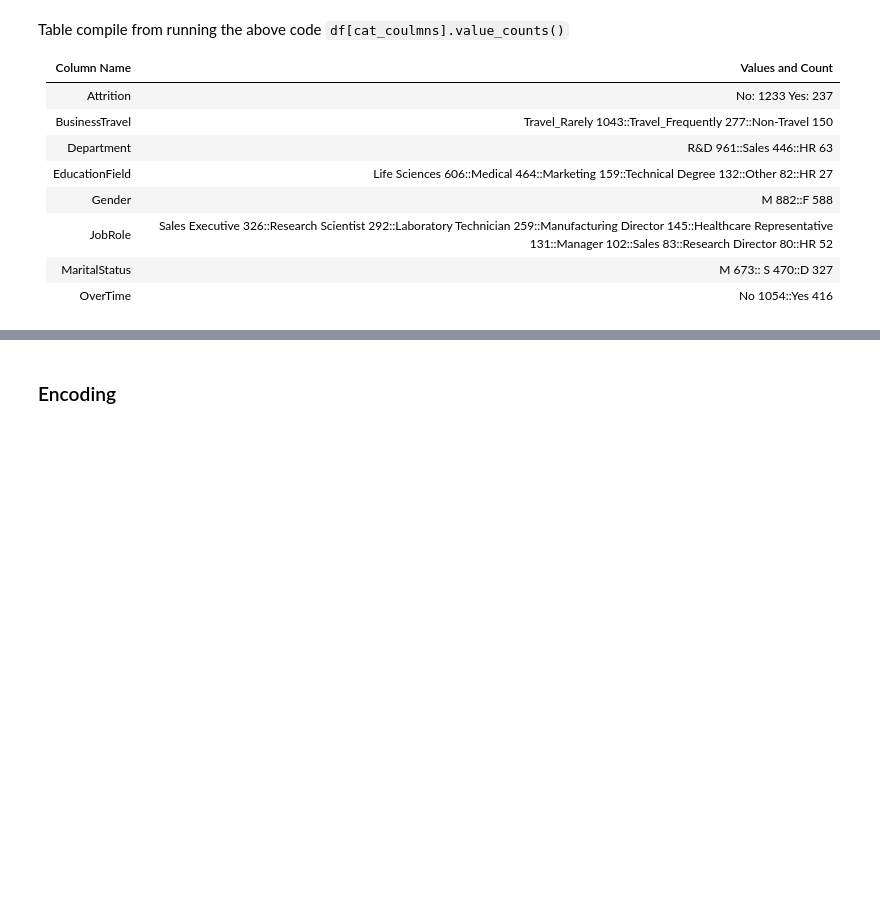
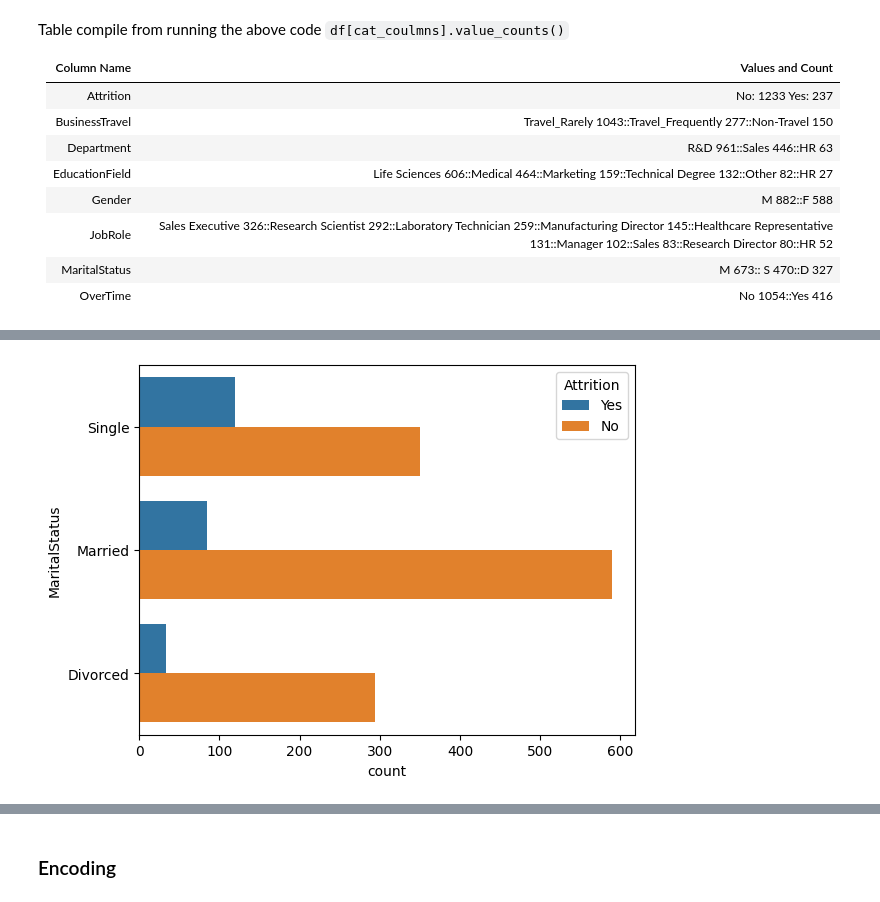
Before and after one commit to senbagaraman04/ml-basics, a Jupyter notebook: 2023/HR_MACHINELEARNING/hr_raman.ipynb, the cells around one changed output, grey strips where cells are left out. Cells and saved outputs as stored; diff of their text form; code cells hidden in the pictures; blank space fills up the shorter version.

```diff
--- a/2023/HR_MACHINELEARNING/hr_raman.ipynb
+++ b/2023/HR_MACHINELEARNING/hr_raman.ipynb
@@ -144,0 +196,6 @@
+# %%
+
+sns.countplot(y = 'MaritalStatus', hue = 'Attrition', data = df)
+df['MaritalStatus'] = df['MaritalStatus'].replace(['Divorced'], 'Single')
+# %% [output]
+[figure, added]
```
Also changed, not shown: parts of 22 cells of this notebook.
